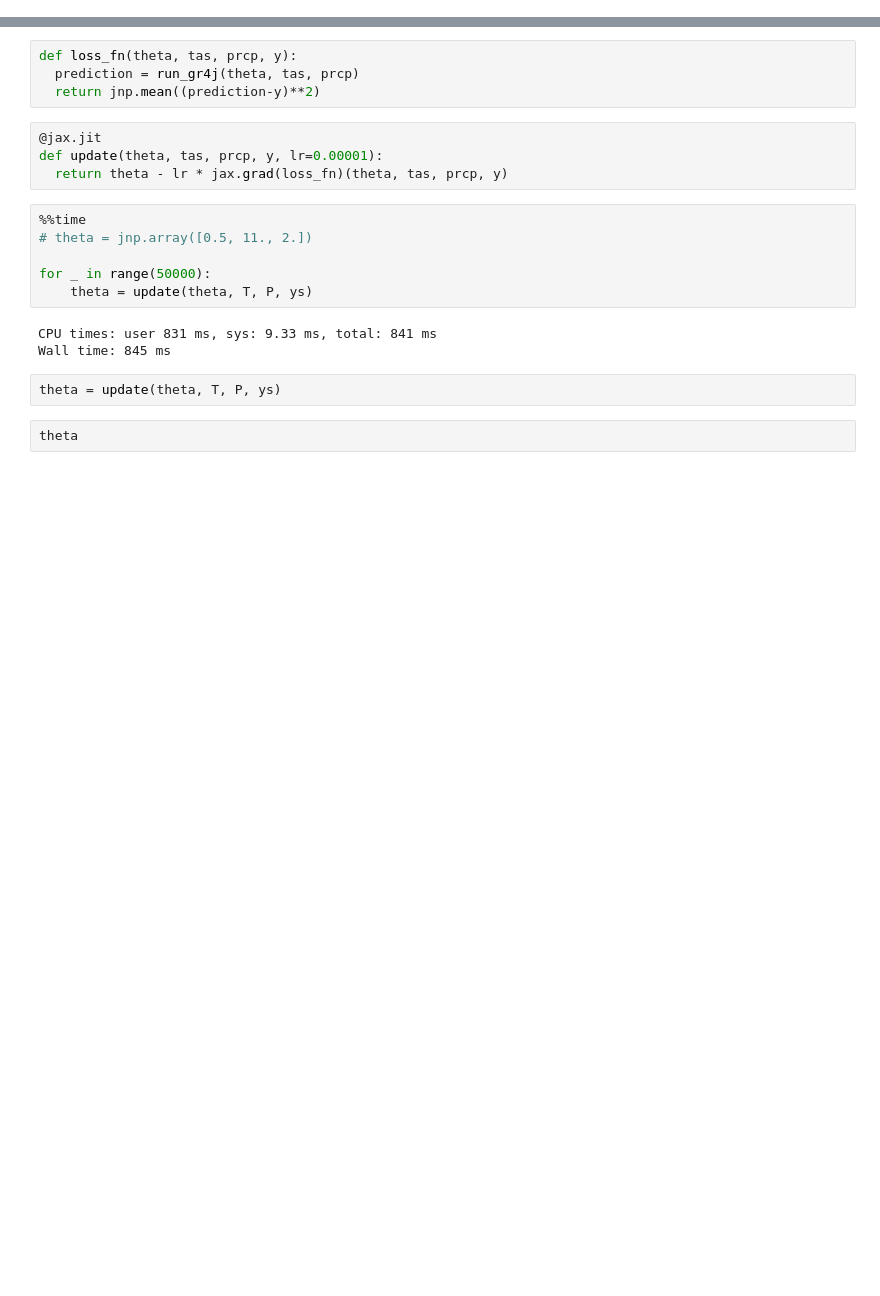
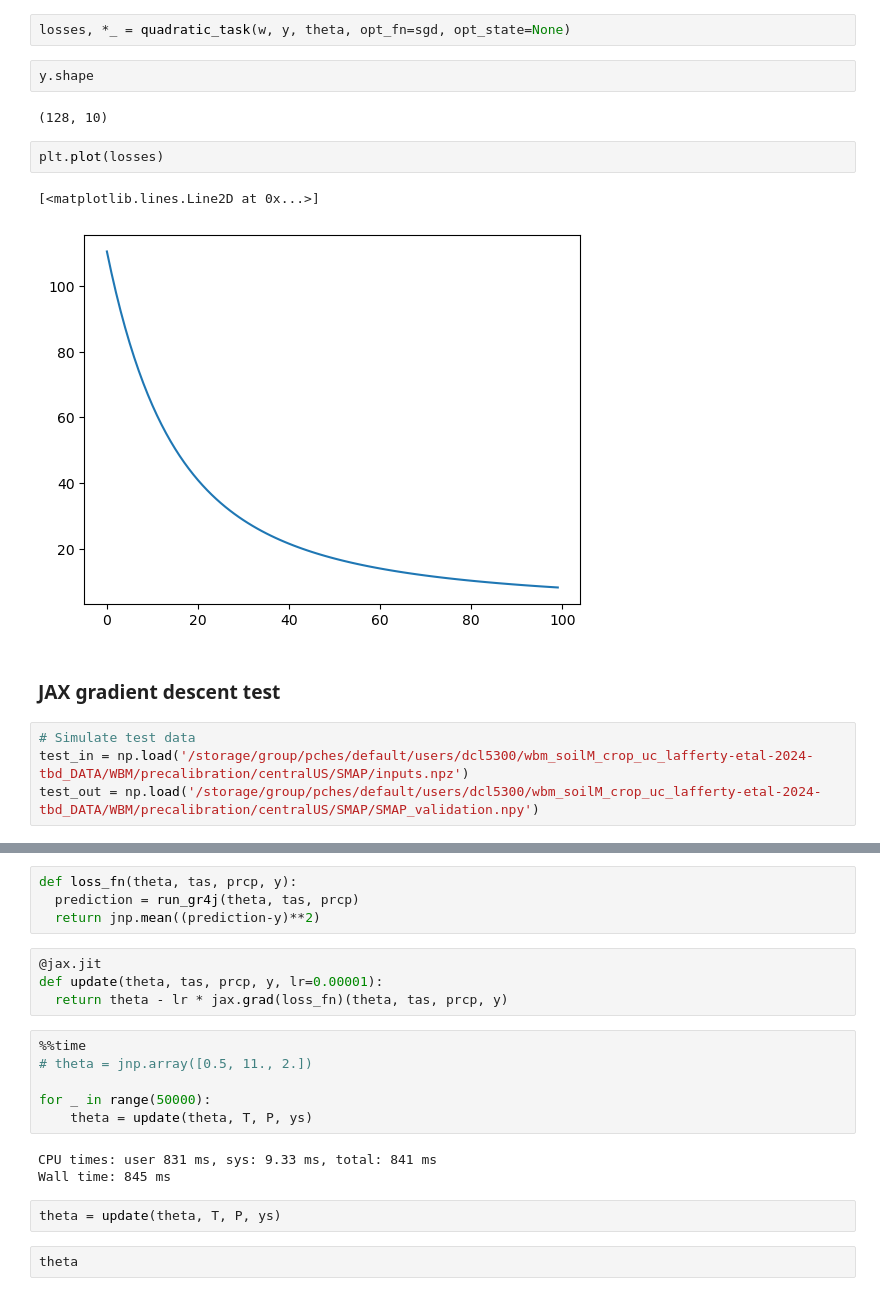
Before and after one commit to david0811/lafferty-etal-2024-tbd, a Jupyter notebook: code/99_jax_test.ipynb, the cells around one changed output, grey strips where cells are left out. Cells and saved outputs as stored; diff of their text form; blank space fills up the shorter version.

```diff
--- a/code/99_jax_test.ipynb
+++ b/code/99_jax_test.ipynb
@@ -135,0 +42,17 @@ plt.show()
+# %%
+losses, *_ = quadratic_task(w, y, theta, opt_fn=sgd, opt_state=None)
+# %%
+y.shape
+# %% [output]
+(128, 10)
+# %%
+plt.plot(losses)
+# %% [output]
+[<matplotlib.lines.Line2D at 0x...>]
+[figure, added]
+# %% [markdown]
+### JAX gradient descent test
+# %%
+# Simulate test data
+test_in = np.load('/storage/group/pches/default/users/dcl5300/wbm_soilM_crop_uc_lafferty-etal-2024-tbd_DATA/WBM/precalibration/centralUS/SMAP/inputs.npz')
+test_out = np.load('/storage/group/pches/default/users/dcl5300/wbm_soilM_crop_uc_lafferty-etal-2024-tbd_DATA/WBM/precalibration/centralUS/SMAP/SMAP_validation.npy')
```
Also changed, not shown: parts of 53 cells of this notebook, 2 other files.
